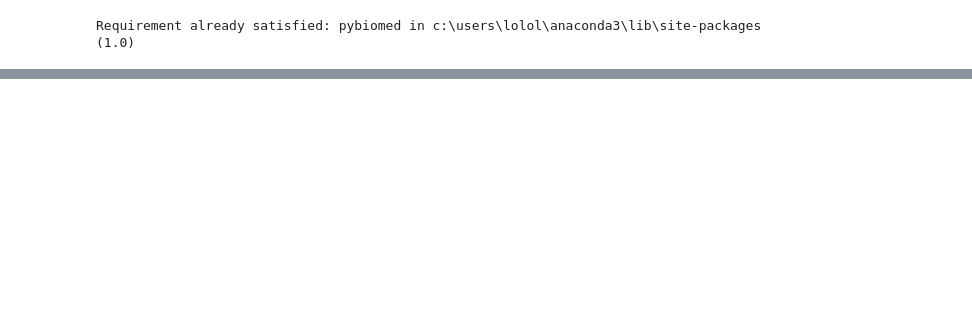
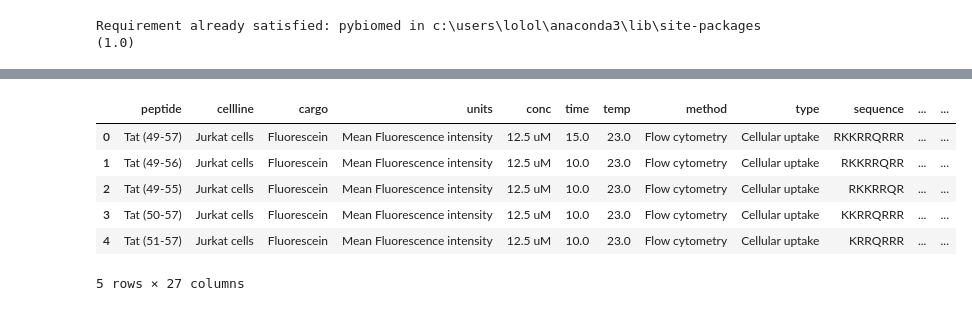
Before and after one commit to tame2tame/datacon2024, a Jupyter notebook: main.ipynb, the cells around one changed output, grey strips where cells are left out. Saved outputs shown, nothing was run; the diff lists cells and outputs as text; code cells hidden in the pictures; blank space fills up the shorter version.

Commit message:
Sequence classification

```diff
--- a/main.ipynb
+++ b/main.ipynb
@@ -503,0 +520,13 @@ df2 = df[df['weight'].isna()].sequence
+# %%
+df = pd.read_csv('new_df2.csv')
+df.columns = [col.lower().replace(' ', '') for col in df.columns]
+df.drop(['pubmedid', 'uptake'], axis=1, inplace=True)
+df.head()
+# %% [output]
+|  | peptide | cellline | cargo | units | conc | time | temp | method | type | sequence | ... | ... |
+| 0 | Tat (49-57) | Jurkat cells | Fluorescein | Mean Fluorescence intensity | 12.5 uM | 15.0 | 23.0 | Flow cytometry | Cellular uptake | RKKRRQRRR | ... | ... |
+| 1 | Tat (49-56) | Jurkat cells | Fluorescein | Mean Fluorescence intensity | 12.5 uM | 10.0 | 23.0 | Flow cytometry | Cellular uptake | RKKRRQRR | ... | ... |
+| 2 | Tat (49-55) | Jurkat cells | Fluorescein | Mean Fluorescence intensity | 12.5 uM | 10.0 | 23.0 | Flow cytometry | Cellular uptake | RKKRRQR | ... | ... |
+| 3 | Tat (50-57) | Jurkat cells | Fluorescein | Mean Fluorescence intensity | 12.5 uM | 10.0 | 23.0 | Flow cytometry | Cellular uptake | KKRRQRRR | ... | ... |
+| 4 | Tat (51-57) | Jurkat cells | Fluorescein | Mean Fluorescence intensity | 12.5 uM | 10.0 | 23.0 | Flow cytometry | Cellular uptake | KRRQRRR | ... | ... |
+5 rows × 27 columns
```
Also changed, not shown: parts of 30 cells of this notebook, 1 other file.
